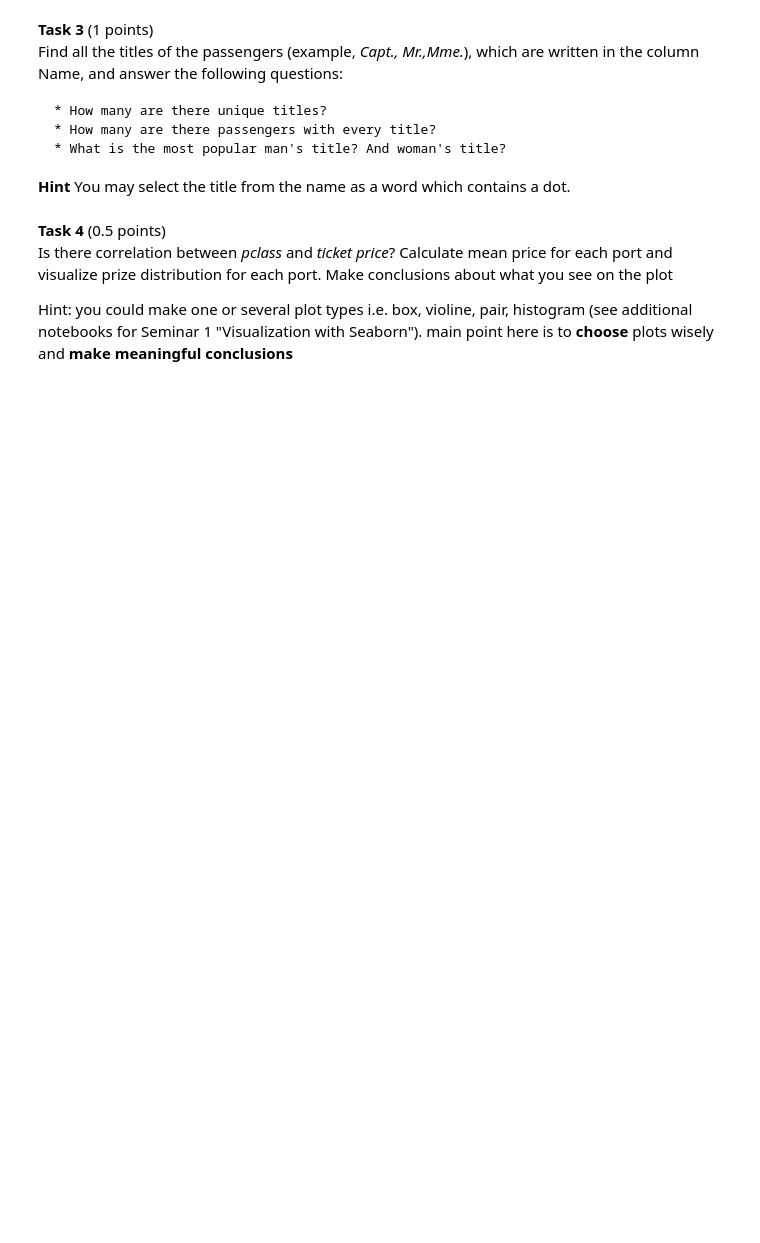
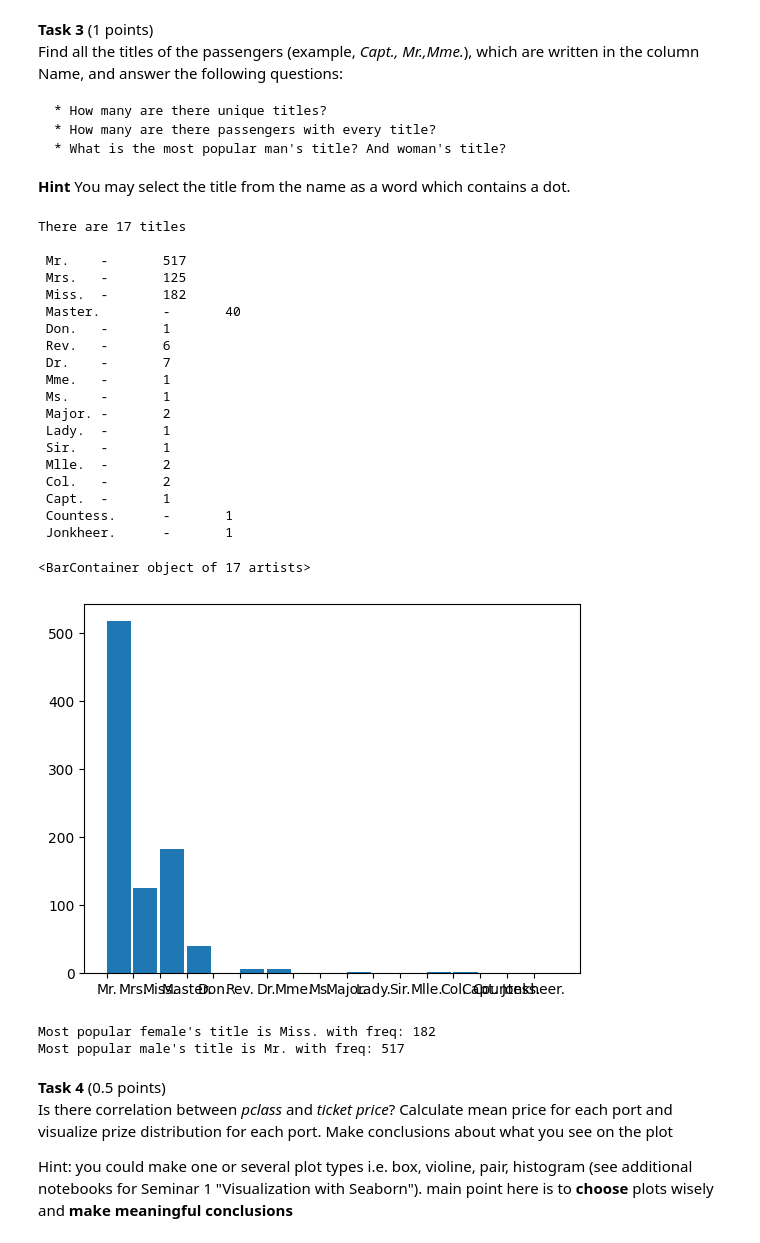
Before and after one commit to riizeron/ml_hse, a Jupyter notebook: hw/hw1/hw1_2022.ipynb, the cells around one changed output. Saved outputs shown, nothing was run; the diff lists cells and outputs as text; code cells hidden in the pictures; blank space fills up the shorter version.

```diff
--- a/hw/hw1/hw1_2022.ipynb
+++ b/hw/hw1/hw1_2022.ipynb
@@ -498,3 +512,59 @@ Find all the titles of the passengers (example, *Capt., Mr.,Mme.*), which are wr
+# %%
+import re
+import inspect
+
+def titles_freq(data):
+    pat = "[^ \.\s]+\.{1}"
+    freq = dict()
+    for d in data:
+        s = re.search(pat, d)
+        title = (s.string[s.regs[0][0]:s.regs[0][1]])
+        if title in freq:
+            freq[title] += 1
+        else:
+            freq[title] = 1
+    return freq
+# %%
+freq = titles_freq(dataset.Name)
+print(f"There are {len(freq)} titles\n")
+for f in freq:
+    print(f" {f}\t-\t{freq[f]}")
+
+plt.bar(list(freq.keys()), height = [freq[n] for n in freq], width=0.9, align='edge')
+# %% [output]
+There are 17 titles
+
+ Mr.    -       517
+ Mrs.   -       125
+ Miss.  -       182
+ Master.        -       40
+ Don.   -       1
+ Rev.   -       6
+ Dr.    -       7
+ Mme.   -       1
+ Ms.    -       1
+ Major. -       2
+ Lady.  -       1
+ Sir.   -       1
+ Mlle.  -       2
+ Col.   -       2
+ Capt.  -       1
+ Countess.      -       1
+ Jonkheer.      -       1
+<BarContainer object of 17 artists>
+[figure, added]
+# %%
+m_freq = titles_freq(dataset.Name[dataset.Sex=='male'])
+f_freq = titles_freq(dataset.Name[dataset.Sex=='female'])
+
+m_max = max(m_freq, key=m_freq.get)
+f_max = max(f_freq, key=f_freq.get)
+
+print(f"Most popular female's title is {f_max} with freq: {f_freq[f_max]}")
+print(f"Most popular male's title is {m_max} with freq: {m_freq[m_max]}")
+# %% [output]
+Most popular female's title is Miss. with freq: 182
+Most popular male's title is Mr. with freq: 517
 # %% [markdown]
 **Task 4** (0.5 points) <br/>
 Is there correlation between *pclass* and *ticket price*? Calculate mean price for each port and visualize prize distribution for each port. Make conclusions about what you see on the plot
```
Also changed, not shown: parts of 21 cells of this notebook.
